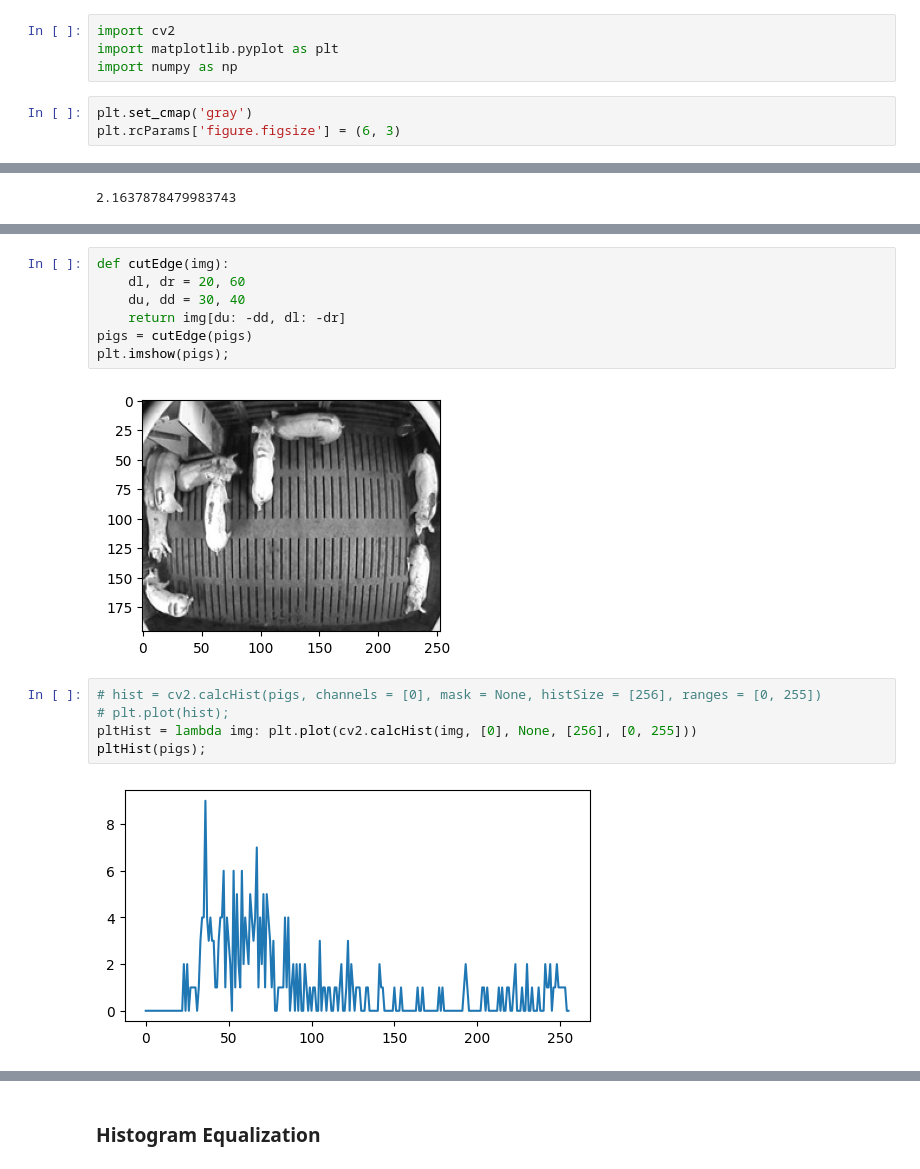
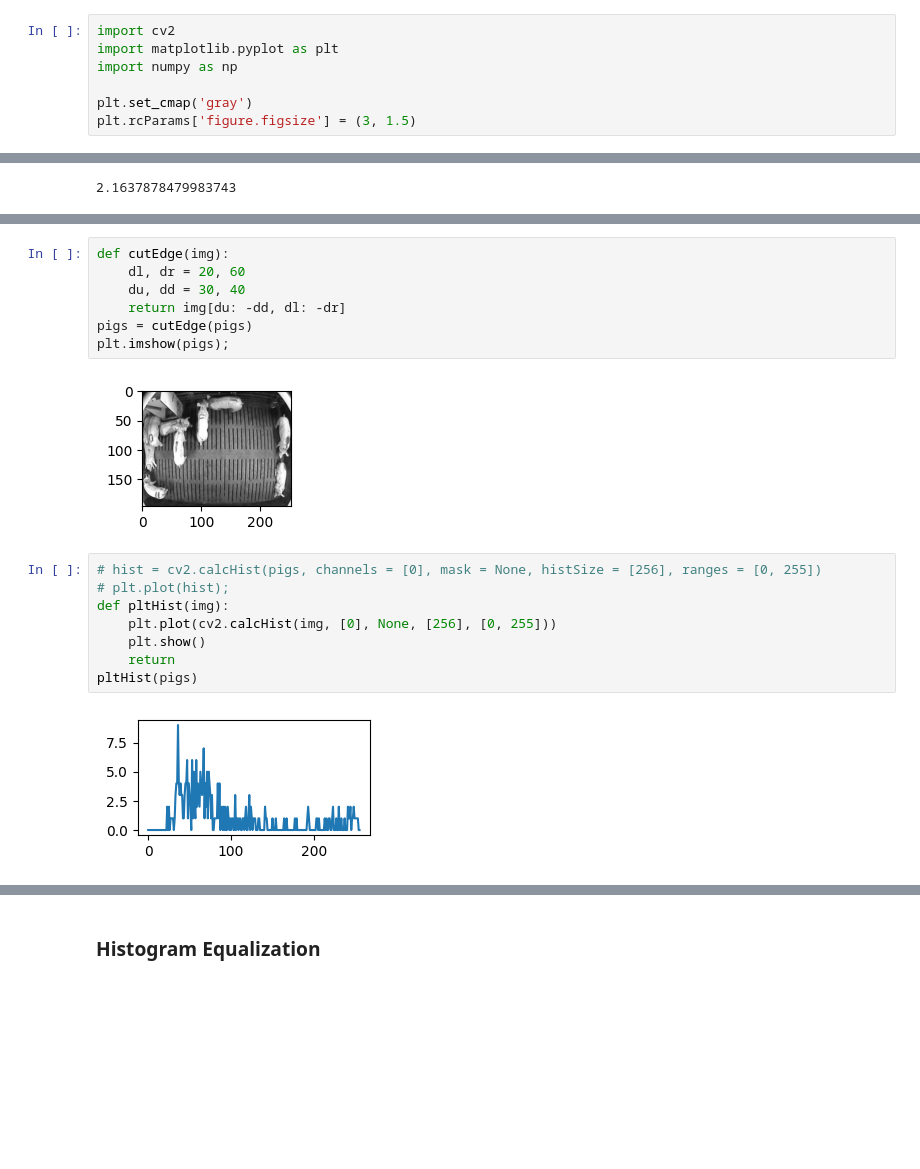
Before and after one commit to pkuxklx/cv_mass, a Jupyter notebook: 1_cut_contra_morpho.ipynb, the cells around one changed output, grey strips where cells are left out. Saved outputs shown, nothing was run; the diff lists cells and outputs as text; blank space fills up the shorter version.

```diff
--- a/1.ipynb
+++ b/1_cut_contra_morpho.ipynb
@@ -2,6 +2,6 @@
 import cv2
 import matplotlib.pyplot as plt
 import numpy as np
+
+plt.set_cmap('gray')
+plt.rcParams['figure.figsize'] = (3, 1.5)
-# %%
-plt.set_cmap('gray')
-plt.rcParams['figure.figsize'] = (6, 3)
@@ -31,11 +29,14 @@ def cutEdge(img):
 pigs = cutEdge(pigs)
 plt.imshow(pigs);
 # %% [output]
-[figure, old version]
+[figure, new version]
 # %%
 # hist = cv2.calcHist(pigs, channels = [0], mask = None, histSize = [256], ranges = [0, 255])
 # plt.plot(hist);
-pltHist = lambda img: plt.plot(cv2.calcHist(img, [0], None, [256], [0, 255]))
-pltHist(pigs);
+def pltHist(img):
+    plt.plot(cv2.calcHist(img, [0], None, [256], [0, 255]))
+    plt.show()
+    return
+pltHist(pigs)
 # %% [output]
-[figure, old version]
+[figure, new version]
```
Also changed, not shown: parts of 8 cells of this notebook, 15 other files.
